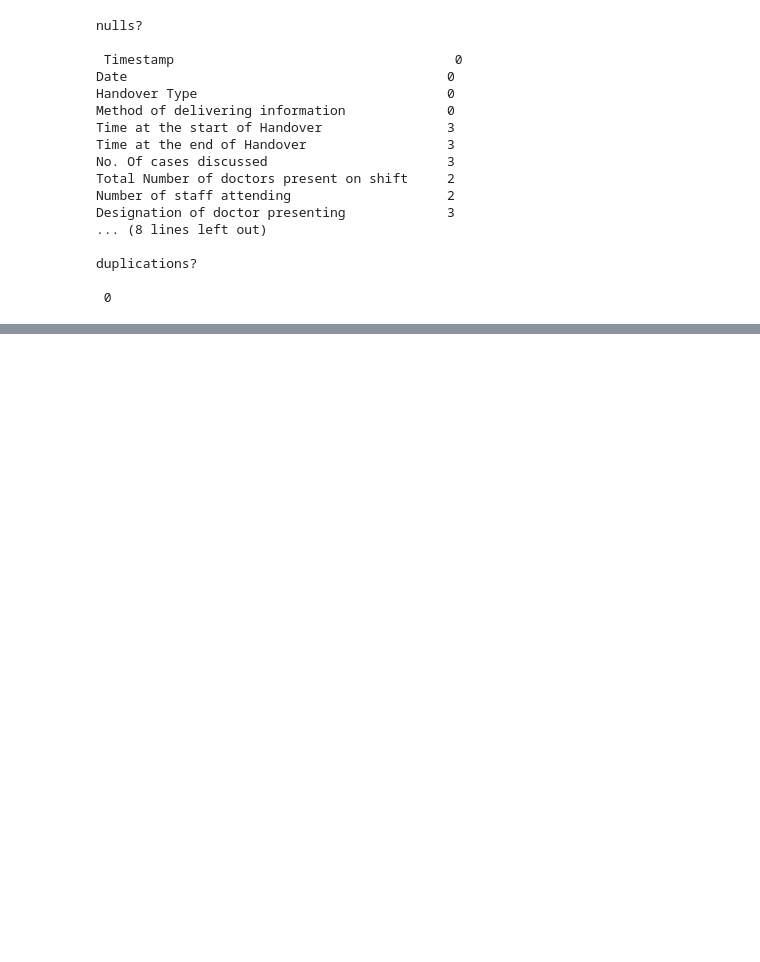
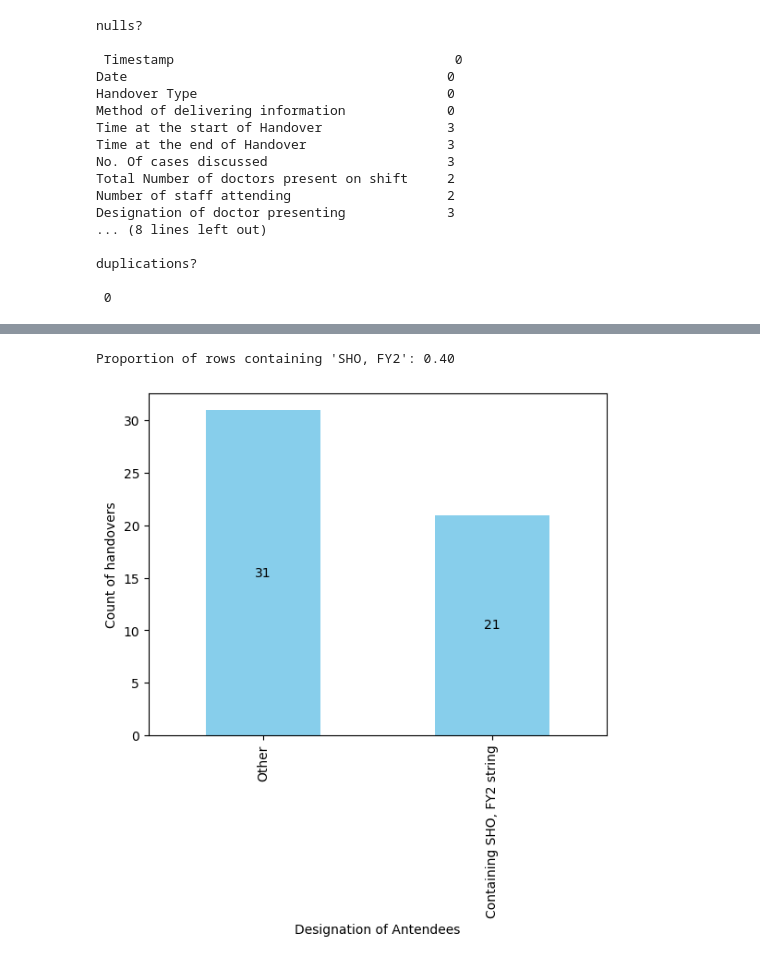
Before and after one commit to AbdulTheAutomator/minal_ahmad, a Jupyter notebook: handover-eda.ipynb, the cells around one changed output, grey strips where cells are left out. Drawn from its saved outputs; the diff is of its cells as text; code cells hidden in the pictures; blank space fills up the shorter version.

```diff
--- a/handover-eda.ipynb
+++ b/handover-eda.ipynb
@@ -123,0 +105,27 @@ Index(['Timestamp', 'Date', 'Handover Type',
+# %%
+import matplotlib.pyplot as plt
+
+# Ensure 'Designation of Antendees' column contains strings
+df['Designation of Antendees'] = df['Designation of Antendees'].astype(str)
+
+# Calculate the proportion of rows where 'Designation of Antendees' contains 'SHO, FY2'
+proportion_sho_fy2 = df['Designation of Antendees'].str.contains('SHO, FY2').mean()
+print(f"Proportion of rows containing 'SHO, FY2': {proportion_sho_fy2:.2f}")
+
+# Categorize 'SHO, FY2' into a single category and label every other category as "Other"
+df['Designation of Antendees'] = df['Designation of Antendees'].apply(lambda x: 'Containing SHO, FY2 string' if 'SHO, FY2' in x else 'Other')
+
+# Plot the updated designation counts
+counts = df['Designation of Antendees'].value_counts()
+ax = counts.plot(kind='bar', color='skyblue')
+plt.xlabel('Designation of Antendees')
+plt.ylabel('Count of handovers')
+
+# Show the number on top of the bar
+for p in ax.patches:
+    ax.annotate(str(p.get_height()), (p.get_x() + p.get_width() / 2., p.get_height()/2), ha='center', va='center')
+
+plt.show()
+# %% [output]
+Proportion of rows containing 'SHO, FY2': 0.40
+[figure, added]
```
Also changed, not shown: parts of 6 cells of this notebook, 1 other file.
